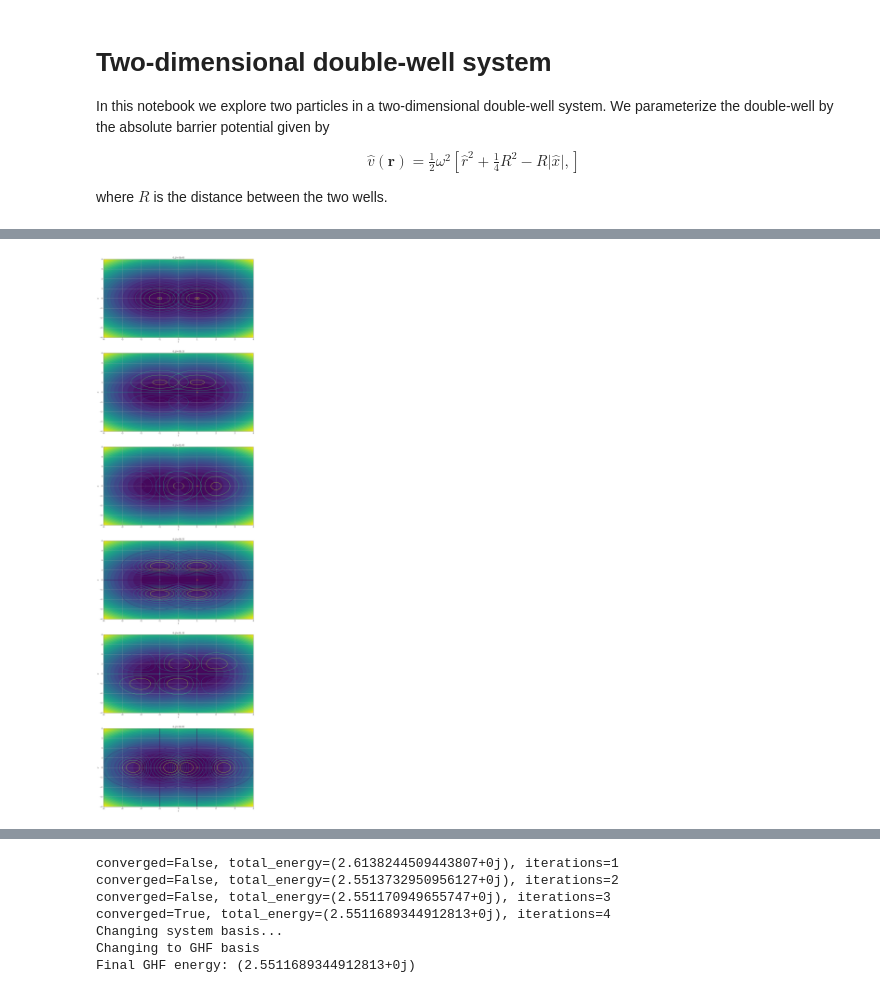
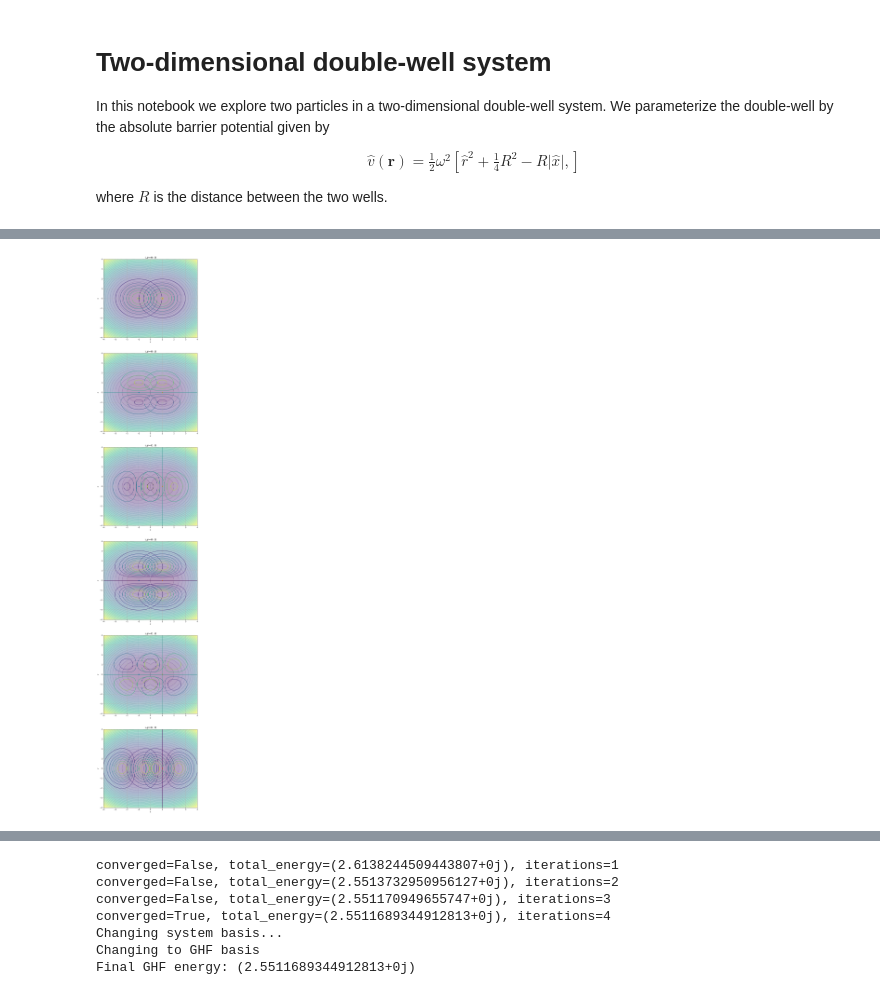
Before and after one commit to Schoyen/gaussians, a Jupyter notebook: notebooks/2d-double-well-abs.ipynb, the cells around one changed output, grey strips where cells are left out. Cells and saved outputs as stored; diff of their text form; code cells hidden in the pictures.

```diff
--- a/notebooks/2d-double-well-abs.ipynb
+++ b/notebooks/2d-double-well-abs.ipynb
@@ -71,27 +71,27 @@ g_params = [g.get_params() for g in gaussians]
 # %% [output]
 [interactive output not drawn]
 # %%
-fig, axes = plt.subplots(len(ang_mom), figsize=(16, len(ang_mom) * 10))
+fig, axes = plt.subplots(len(ang_mom), figsize=(10, len(ang_mom) * 10))
 # axes = [axes]
 ax_ind = 0
 for gauss_l, gauss_r in zip(gaussians[: len(ang_mom)], gaussians[len(ang_mom) :]):
-    axes[ax_ind].contourf(X, Y, pot_x(X) + pot_y(Y), 25)
+    axes[ax_ind].contourf(X, Y, pot_x(X) + pot_y(Y), 25, alpha=0.4)
     axes[ax_ind].scatter(*center_l)
     axes[ax_ind].scatter(*center_r)
 
     axes[ax_ind].contour(X, Y, gauss_l(X, Y, with_norm=True))
     axes[ax_ind].contour(X, Y, gauss_r(X, Y, with_norm=True))
     axes[ax_ind].set_title(rf"$(i, j) = {gauss_l.alpha}$")
     ax_ind += 1
 
 for ax in axes:
     ax.grid()
     ax.set_xlabel(r"$x$")
     ax.set_ylabel(r"$y$")
 
 plt.show()
 # %% [output]
-[figure, old version]
+[figure, new version]
 [interactive output not drawn]
 # %%
 v_num = construct_arbitrary_separable_potential_elements(
```
Also changed, not shown: parts of 4 cells of this notebook.
